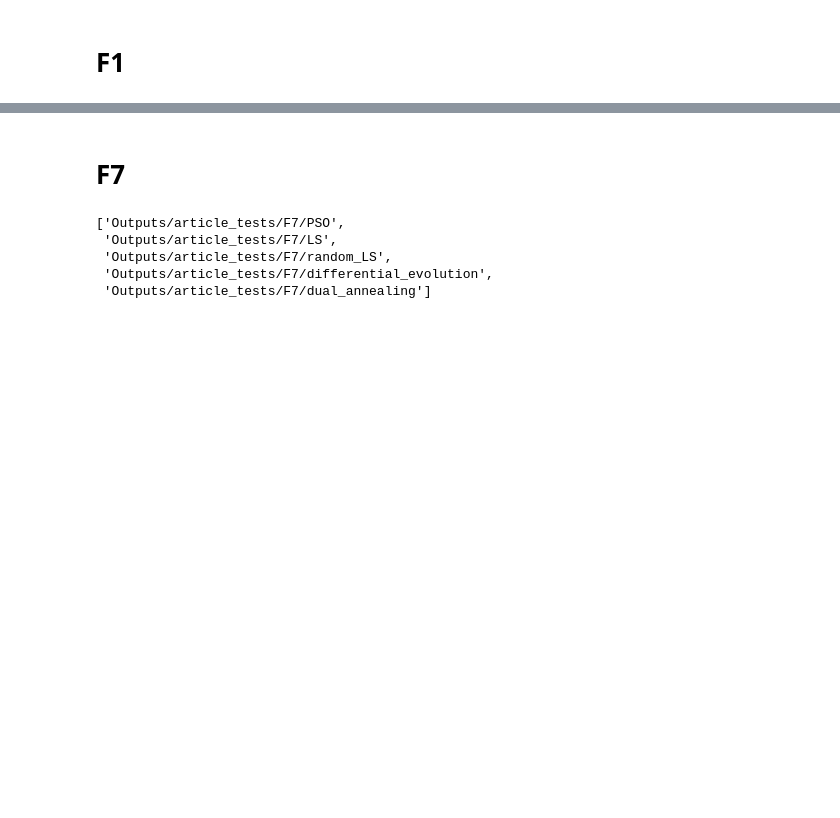
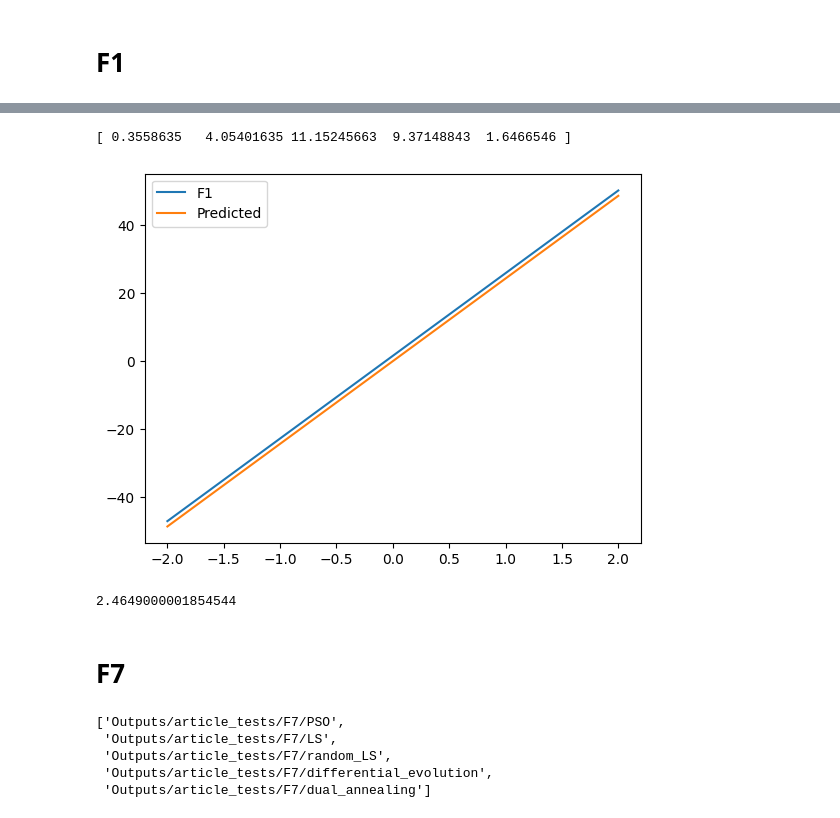
Before and after one commit to Guilherme-Ataliba/CSOWP-Symbolic-Regression, a Jupyter notebook: Analysis/article_redo(fixed).ipynb, the cells around one changed output, grey strips where cells are left out. Saved outputs shown, nothing was run; the diff lists cells and outputs as text; code cells hidden in the pictures; blank space fills up the shorter version.

```diff
--- a/Analysis/article_redo(fixed).ipynb
+++ b/Analysis/article_redo(fixed).ipynb
@@ -156,3 +166,25 @@ def func(x):
+# %%
+from scipy.optimize import curve_fit
+
+def func(x, a, b, c, d, e):
+    return a*b*x*(c+d/e)
+
+params, _ = curve_fit(SR.toFunc(AEG), X1, y1, [0.345, 3.644, 11.683, 10.874, 2.344])
+print(params)
+
+X = np.linspace(-2, 2, 1000)
+y = func(X, *params)
+
+plt.plot(X1, y1, label="F1")
+plt.plot(X, y, label="Predicted")
+plt.legend()
+plt.show()
+
+np.mean((y1-y)**2)
+# %% [output]
+[ 0.3558635   4.05401635 11.15245663  9.37148843  1.6466546 ]
+[figure, added]
+2.4649000001854544
 # %% [markdown]
 # F7
 # %%
```
Also changed, not shown: parts of 9 cells of this notebook, 30 other files.
